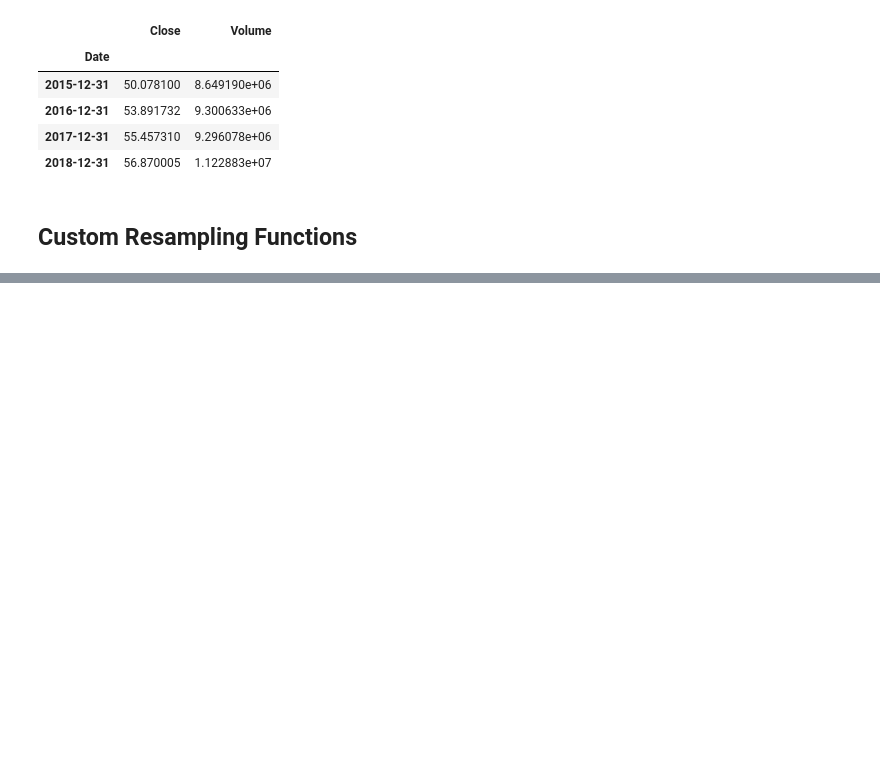
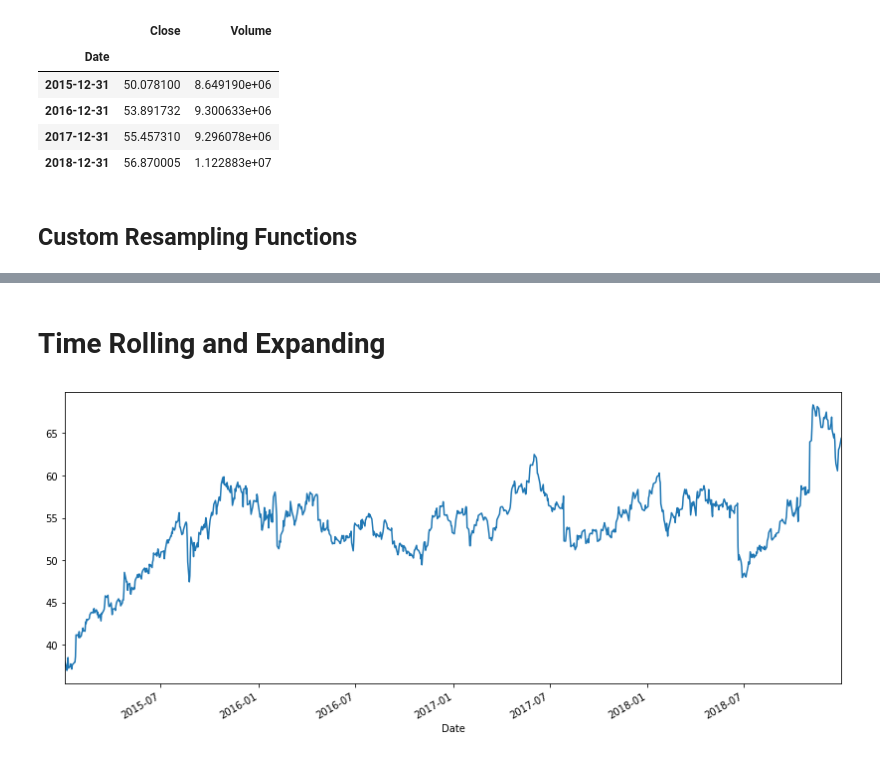
Before and after one commit to mattxushuai/Time_Series, a Jupyter notebook: Time_Series_with_Pandas.ipynb, the cells around one changed output, grey strips where cells are left out. Drawn from its saved outputs; the diff is of its cells as text; code cells hidden in the pictures; blank space fills up the shorter version.

```diff
--- a/Time_Series_with_Pandas.ipynb
+++ b/Time_Series_with_Pandas.ipynb
@@ -245,0 +311,6 @@ df.resample(rule='A').mean()
+# %% [markdown]
+# Time Rolling and Expanding
+# %%
+df['Close'].plot(figsize=(14,6)).autoscale(axis='x',tight=True)
+# %% [output]
+[figure, added]
```
Also changed, not shown: parts of 33 cells of this notebook.
